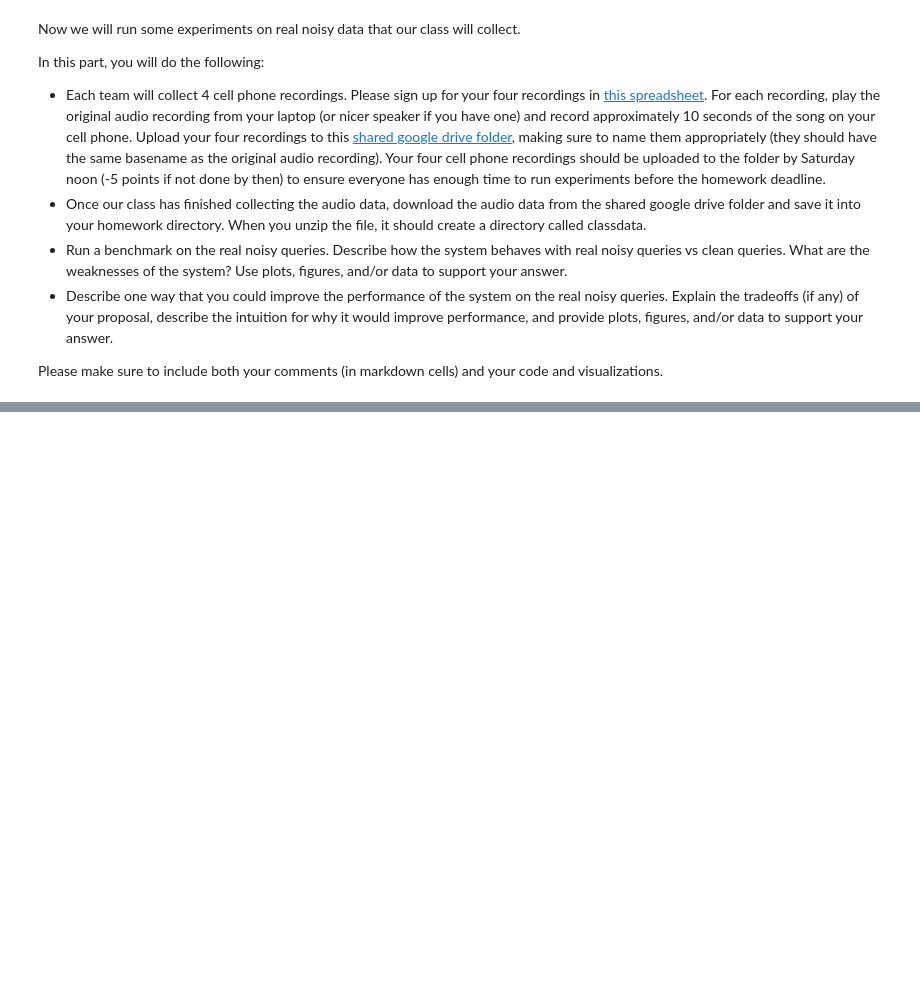
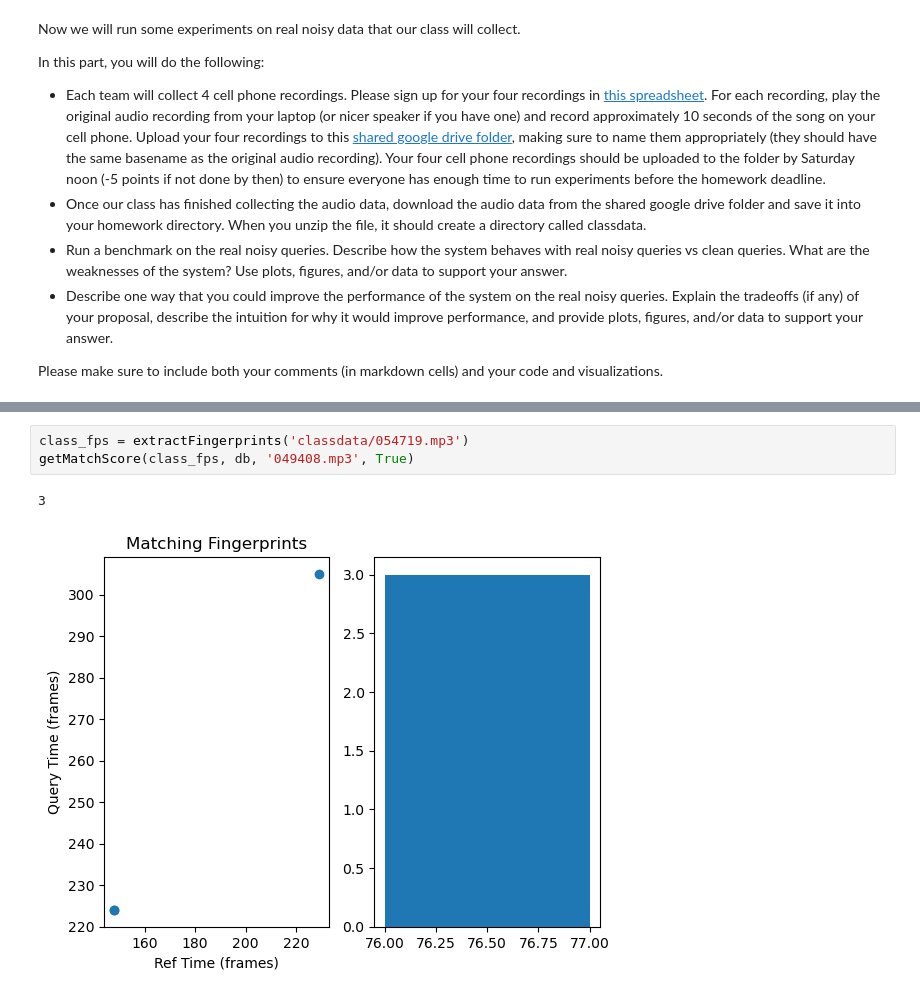
Before and after one commit to rafael-burger/E207HW3, a Jupyter notebook: hw3RafaelDan.ipynb, the cells around one changed output, grey strips where cells are left out. Drawn from its saved outputs; the diff is of its cells as text; blank space fills up the shorter version.

```diff
--- a/hw3RafaelDan.ipynb
+++ b/hw3RafaelDan.ipynb
@@ -719,0 +766,6 @@ Please make sure to include both your comments (in markdown cells) and your code
+# %%
+class_fps = extractFingerprints('classdata/054719.mp3')
+getMatchScore(class_fps, db, '049408.mp3', True)
+# %% [output]
+3
+[figure, added]
```
Also changed, not shown: parts of 12 cells of this notebook.
